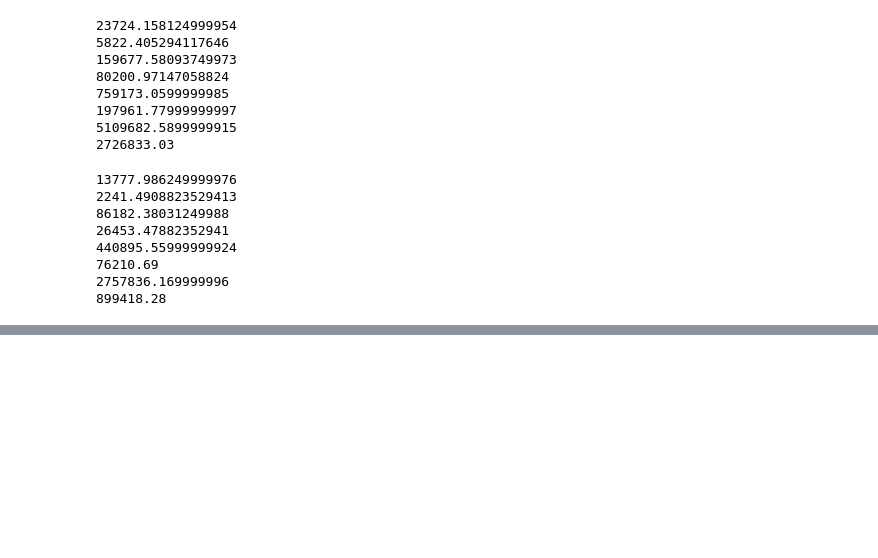
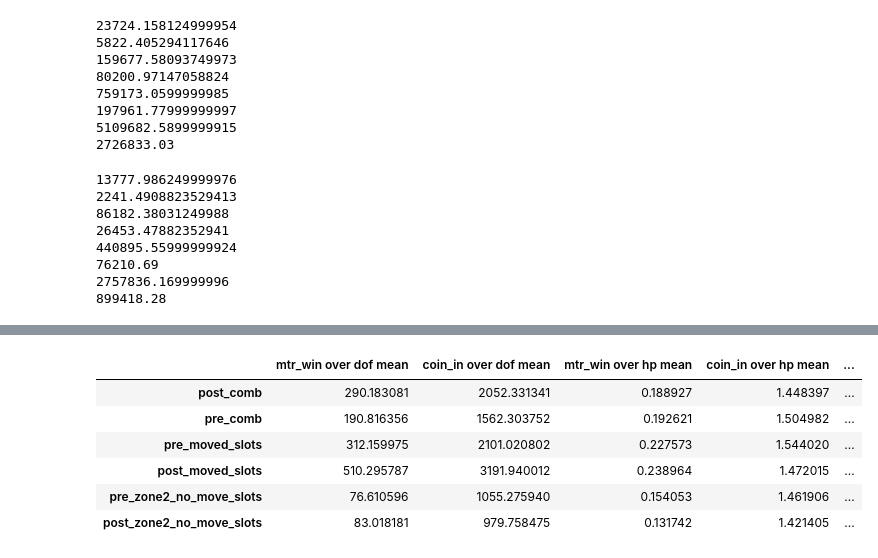
Before and after one commit to jvhuang1786/caesars, a Jupyter notebook: caesar_analysis.ipynb, the cells around one changed output, grey strips where cells are left out. Cells and saved outputs as stored; diff of their text form; code cells hidden in the pictures; blank space fills up the shorter version.

```diff
--- a/caesar_analysis.ipynb
+++ b/caesar_analysis.ipynb
@@ -704,0 +740,12 @@ print(df2_post_inplace_zone2.agg('coin_in').sum())
+# %%
+final_table = pd.read_excel('final_table.xlsx',index_col = 0)
+# %%
+final_table
+# %% [output]
+|  | mtr_win over dof mean | coin_in over dof mean | mtr_win over hp mean | coin_in over hp mean | ... |
+| post_comb | 290.183081 | 2052.331341 | 0.188927 | 1.448397 | ... |
+| pre_comb | 190.816356 | 1562.303752 | 0.192621 | 1.504982 | ... |
+| pre_moved_slots | 312.159975 | 2101.020802 | 0.227573 | 1.544020 | ... |
+| post_moved_slots | 510.295787 | 3191.940012 | 0.238964 | 1.472015 | ... |
+| pre_zone2_no_move_slots | 76.610596 | 1055.275940 | 0.154053 | 1.461906 | ... |
+| post_zone2_no_move_slots | 83.018181 | 979.758475 | 0.131742 | 1.421405 | ... |
```
Also changed, not shown: parts of 3 cells of this notebook, 2 other files.
